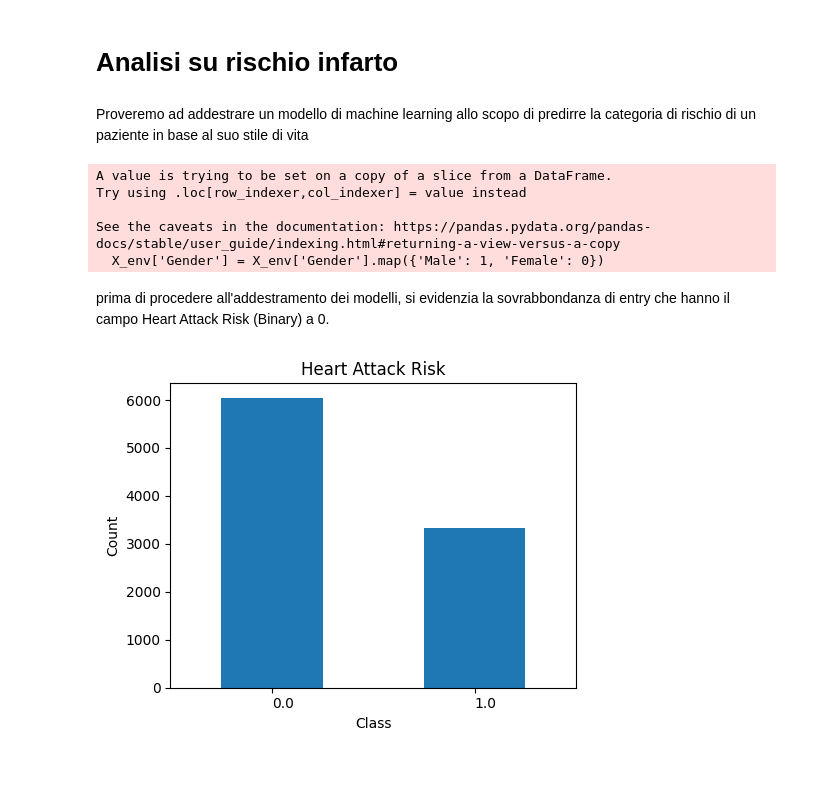
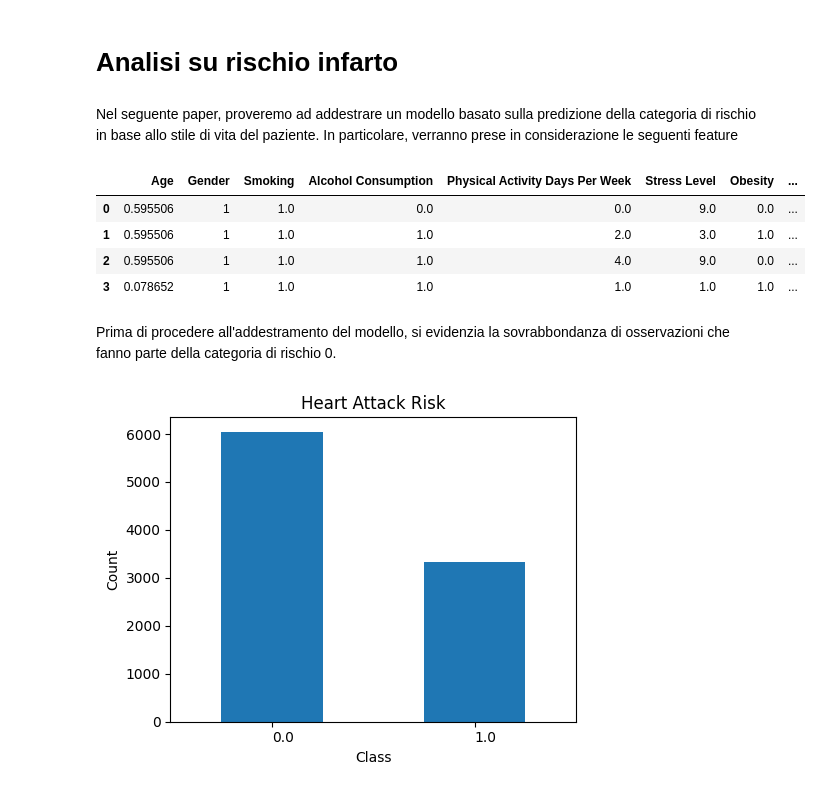
Before and after one commit to lPen88/dataProject, a Jupyter notebook: paper.ipynb, the cells around one changed output. Cells and saved outputs as stored; diff of their text form; code cells hidden in the pictures.

Commit message:
paper prep

```diff
--- a/paper.ipynb
+++ b/paper.ipynb
@@ -1,21 +1,32 @@
 # %% [markdown]
 # Analisi su rischio infarto
 # %% [markdown]
-Proveremo ad addestrare un modello di machine learning allo scopo di predirre la categoria di rischio di un paziente in base al suo stile di vita
+Nel seguente paper, proveremo ad addestrare un modello basato sulla predizione della categoria di rischio in base allo stile di vita del paziente.
+In particolare, verranno prese in considerazione le seguenti feature
 # %%
 import pandas as pd
-df = pd.read_csv('dataset/mainDataset.csv')
-X_env=df[['Age', 'Gender', 'Smoking', 'Obesity', 'Alcohol Consumption', 'Exercise Hours Per Week' , 'Previous Heart Problems' , 'Medication Use', 'Stress Level' , 'Sedentary Hours Per Day', 'BMI', 'Physical Activity Days Per Week', 'Sleep Hours Per Day']]
-Y_env = df['Heart Attack Risk']
-X_env['Gender'] = X_env['Gender'].map({'Male': 1, 'Female': 0})
+
+df = pd.read_csv('dataset/mainDataset2.csv')
+df['Gender'] = df['Gender'].map({'Male': 1, 'Female': 0})
+df['Gender'] = pd.to_numeric(df['Gender'], errors='coerce')
+df = df.dropna(subset=['Gender'])
+
+features=[ 'Age', 'Gender', 'Smoking',
+          'Alcohol Consumption', 'Physical Activity Days Per Week',
+        'Stress Level', 'Obesity', 'Sleep Hours Per Day']
+
+Y = df['Heart Attack Risk']
+X=df[features]
+
+X.head(4)
 # %% [output]
-A value is trying to be set on a copy of a slice from a DataFrame.
-Try using .loc[row_indexer,col_indexer] = value instead
-
-See the caveats in the documentation: https://pandas.pydata.org/pandas-docs/stable/user_guide/indexing.html#returning-a-view-versus-a-copy
-  X_env['Gender'] = X_env['Gender'].map({'Male': 1, 'Female': 0})
+|  | Age | Gender | Smoking | Alcohol Consumption | Physical Activity Days Per Week | Stress Level | Obesity | ... |
+| 0 | 0.595506 | 1 | 1.0 | 0.0 | 0.0 | 9.0 | 0.0 | ... |
+| 1 | 0.595506 | 1 | 1.0 | 1.0 | 2.0 | 3.0 | 1.0 | ... |
+| 2 | 0.595506 | 1 | 1.0 | 1.0 | 4.0 | 9.0 | 0.0 | ... |
+| 3 | 0.078652 | 1 | 1.0 | 1.0 | 1.0 | 1.0 | 1.0 | ... |
 # %% [markdown]
-prima di procedere all'addestramento dei modelli, si evidenzia la sovrabbondanza di entry che hanno il campo Heart Attack Risk (Binary) a 0.
+Prima di procedere all'addestramento del modello, si evidenzia la sovrabbondanza di osservazioni che fanno parte della categoria di rischio 0.
 # %%
 import matplotlib.pyplot as plt
 plt.figure(figsize=(5, 4))
```
Also changed, not shown: parts of 10 cells of this notebook, 4 other files.
